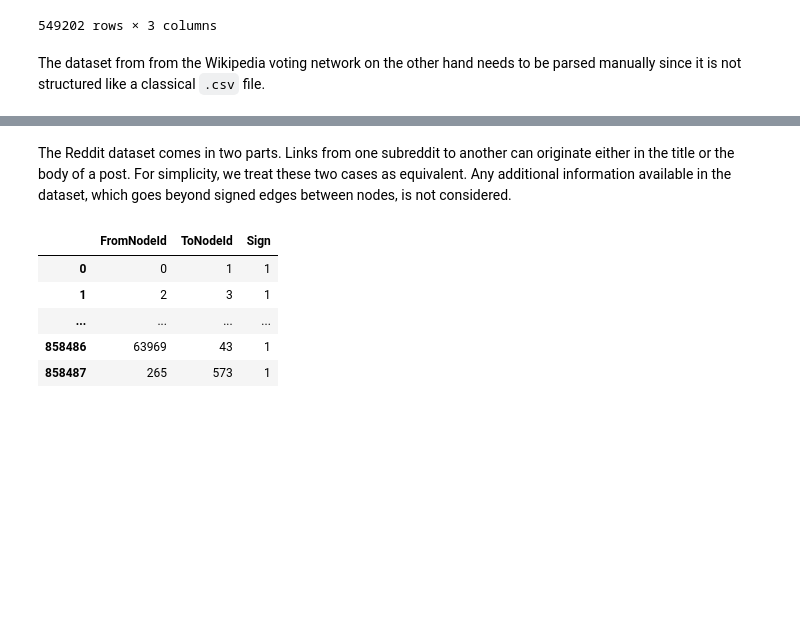
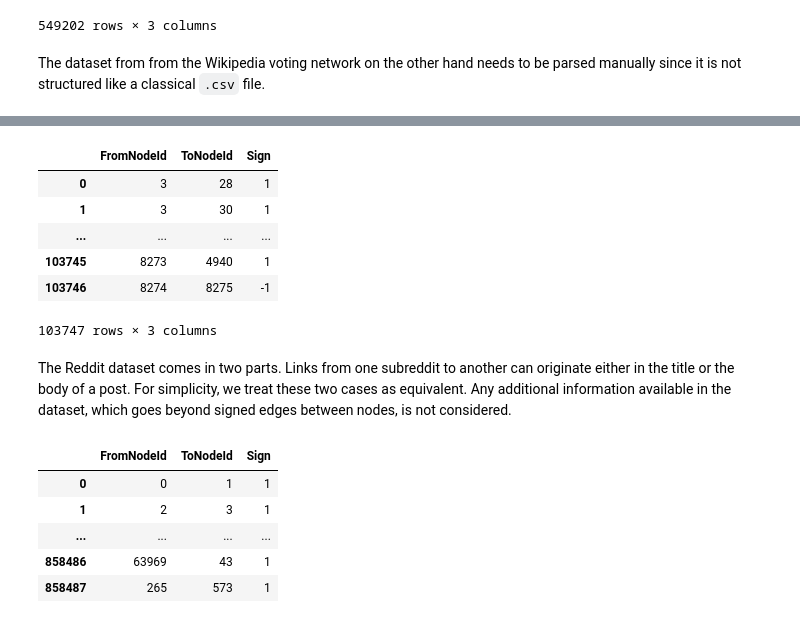
Before and after one commit to epfl-ada/ada-2020-project-milestone-p3-p3_bjr, a Jupyter notebook: creative_extension.ipynb, the cells around one changed output, grey strips where cells are left out. Drawn from its saved outputs; the diff is of its cells as text; code cells hidden in the pictures; blank space fills up the shorter version.

```diff
--- a/creative_extension.ipynb
+++ b/creative_extension.ipynb
@@ -132,3 +147,16 @@ data_wikipedia
+# %%
+# This file was generated after parsing the data manually
+filename_wikipedia = "soc-sign-wikipedia.txt"
+data_wikipedia = pd.read_table(PATH_TO_DATA+filename_wikipedia)
+data_wikipedia
+# %% [output]
+|  | FromNodeId | ToNodeId | Sign |
+| 0 | 3 | 28 | 1 |
+| 1 | 3 | 30 | 1 |
+| ... | ... | ... | ... |
+| 103745 | 8273 | 4940 | 1 |
+| 103746 | 8274 | 8275 | -1 |
+103747 rows × 3 columns
 # %% [markdown]
 The Reddit dataset comes in two parts. Links from one subreddit to another can originate either in the title or the body of a post. For simplicity, we treat these two cases as equivalent. Any additional information available in the dataset, which goes beyond signed edges between nodes, is not considered.
 # %%
```
Also changed, not shown: parts of 33 cells of this notebook, 3 other files.
